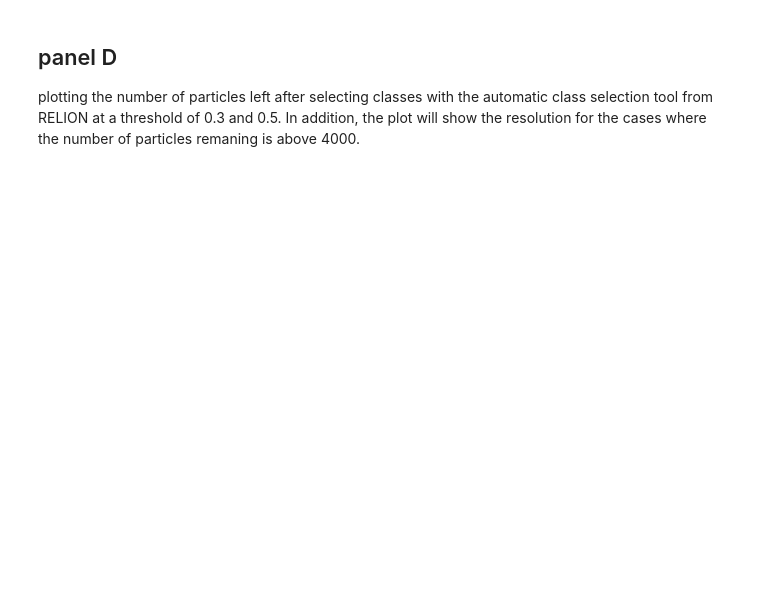
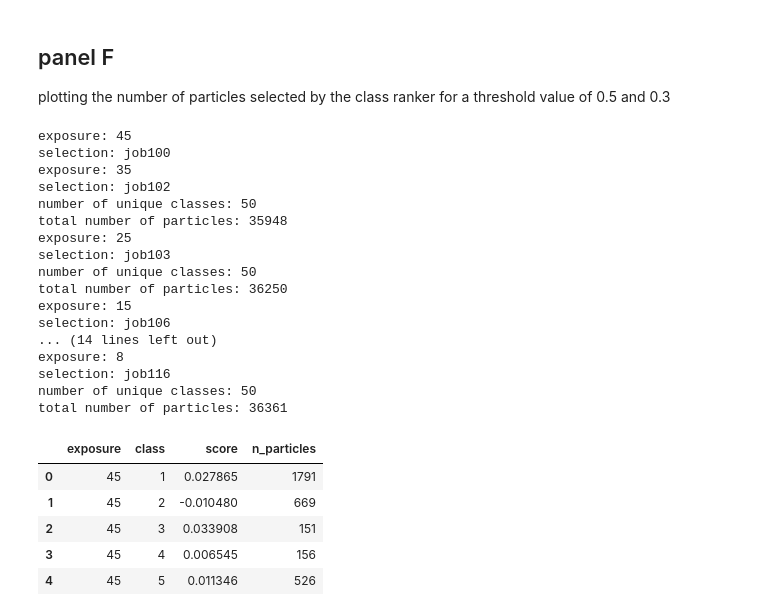
Before and after one commit to ccpem/roodmus, a Jupyter notebook: paper/figure_3.ipynb, the cells around one changed output. Saved outputs shown, nothing was run; the diff lists cells and outputs as text; code cells hidden in the pictures; blank space fills up the shorter version.

```diff
--- a/paper/figure_3.ipynb
+++ b/paper/figure_3.ipynb
@@ -340,3 +604,6 @@ plotting 2D class averages for different electron dose levels (specifically 45,
+# %% [markdown]
+## panel F
+plotting the number of particles selected by the class ranker for a threshold value of 0.5 and 0.3
 # %%
 # plotting 2D classes
 project_dir = "/home/mjoosten1/projects/roodmus/data/20231017_EMPIAR_SNR_comparison"
@@ -391,52 +658,85 @@ data = {
         "homogeneous": None,
         "Selection": "job108",
     },
     6: {
         "exposure": 12,
         "LoG": "job098",
         "Class2D": "job099",
         "topaz": None,
         "homogeneous": None,
         "Selection": "job109",
     },
     7: {
         "exposure": 8,
         "LoG": "job114",
         "Class2D": "job115",
         "topaz": None,
         "homogeneous": None,
         "Selection": "job116",
     }
 }
-N_classes = 4 # number of classes to select
 
 for key, value in data.items():
+    print(f"exposure: {value['exposure']}")
+    print(f"selection: {value['Selection']}")
+
+    result = {
+        "exposure": [],
+        "class": [],
+        "score": [],
+        "n_particles": [],
+    }
+
+    # read the rank_model.star file to get the score per class
     rank_starfile = os.path.join(project_dir, "Select", value["Selection"], "rank_model.star")
     rank_cif = cif.read(rank_starfile)
     data_model_classes = rank_cif.find_block("model_classes")
     rlnClassScore = np.array(data_model_classes.find_loop("_rlnClassScore"), dtype=float)
-    rlnClassDistribution = np.array(data_model_classes.find_loop("_rlnClassDistribution"), dtype=float)
-    rlnEstimatedResolution = np.array(data_model_classes.find_loop("_rlnEstimatedResolution"), dtype=float)
+    rlnReferenceImage = data_model_classes.find_loop("_rlnReferenceImage")
 
-    # get the class averages
-    class_average_file = os.path.join(project_dir, "Class2D", value["Class2D"], "run_it025_classes.mrcs")
-    class_average = mrcfile.open(class_average_file, mode="r")
+    result["class"] = [int(i.split("@")[0]) for i in rlnReferenceImage]
+    result["score"] = rlnClassScore
 
-    # select the N best classee by class score and plot them with their class score and little space between them
-    idx_best_classes = np.argsort(rlnClassScore)[::-1][:N_classes]
-    fig, axes = plt.subplots(1, N_classes, figsize=(N_classes * 3, 3))
-    for i, idx in enumerate(idx_best_classes):
-        axes[i].imshow(class_average.data[idx, :, :], cmap="gray", origin="lower")
-        axes[i].text(0.2, 0.9, f"{rlnClassScore[idx]:.2f}", horizontalalignment="center", verticalalignment="center", transform=axes[i].transAxes, color="yellow", fontsize=28)
-        axes[i].text(0.7, 0.1, f"{rlnClassDistribution[idx]*100:.2f}%", horizontalalignment="center", verticalalignment="center", transform=axes[i].transAxes, color="white", fontsize=28)
-        # axes[i].text(0.2, 0.1, f"{rlnEstimatedResolution[idx]:.2f} $\AA$", horizontalalignment="center", verticalalignment="center", transform=axes[i].transAxes, color="white", fontsize=16)
-        axes[i].axis("off")
+    # read the rank_data.star file to obtain the number of particles per class
+    data_starfile = os.path.join(project_dir, "Select", value["Selection"], "rank_data.star")
+    data_cif = cif.read(data_starfile)
+    data_classes = data_cif.find_block("particles")
+    rlnClassNumber = np.array(data_classes.find_loop("_rlnClassNumber"), dtype=int)
 
-    # reduce the space between subplots
-    fig.subplots_adjust(wspace=0.01)
+    result["n_particles"] = [np.sum(rlnClassNumber == i) for i in range(1, len(result["class"])+1)]
+    result["exposure"] = [value["exposure"]]*len(result["class"])
 
-    # save the figure
-    fig.savefig(os.path.join(figures_dir, f"best_classes_{value['exposure']}.pdf"), bbox_inches="tight")
+    if key == 0:
+        df_total = pd.DataFrame(result)
+    else:
+        df = pd.DataFrame(result)
+        print(f"number of unique classes: {df['class'].nunique()}")
+        print(f"total number of particles: {df['n_particles'].sum()}")
+        df_total = pd.concat([df_total, df])
+
+df_total["class"] = df_total["class"].astype(int)
+df_total.head()
+# %% [output]
+exposure: 45
+selection: job100
+exposure: 35
+selection: job102
+number of unique classes: 50
+total number of particles: 35948
+exposure: 25
+selection: job103
+number of unique classes: 50
+total number of particles: 36250
+exposure: 15
+selection: job106
+... (14 lines left out)
+exposure: 8
+selection: job116
+number of unique classes: 50
+total number of particles: 36361
+|  | exposure | class | score | n_particles |
+| 0 | 45 | 1 | 0.027865 | 1791 |
+| 1 | 45 | 2 | -0.010480 | 669 |
+| 2 | 45 | 3 | 0.033908 | 151 |
+| 3 | 45 | 4 | 0.006545 | 156 |
+| 4 | 45 | 5 | 0.011346 | 526 |
-# %% [markdown]
-## panel D
-plotting the number of particles left after selecting classes with the automatic class selection tool from RELION at a threshold of 0.3 and 0.5. In addition, the plot will show the resolution for the cases where the number of particles remaning is above 4000.
```
Also changed, not shown: parts of 27 cells of this notebook, 1 other file.
